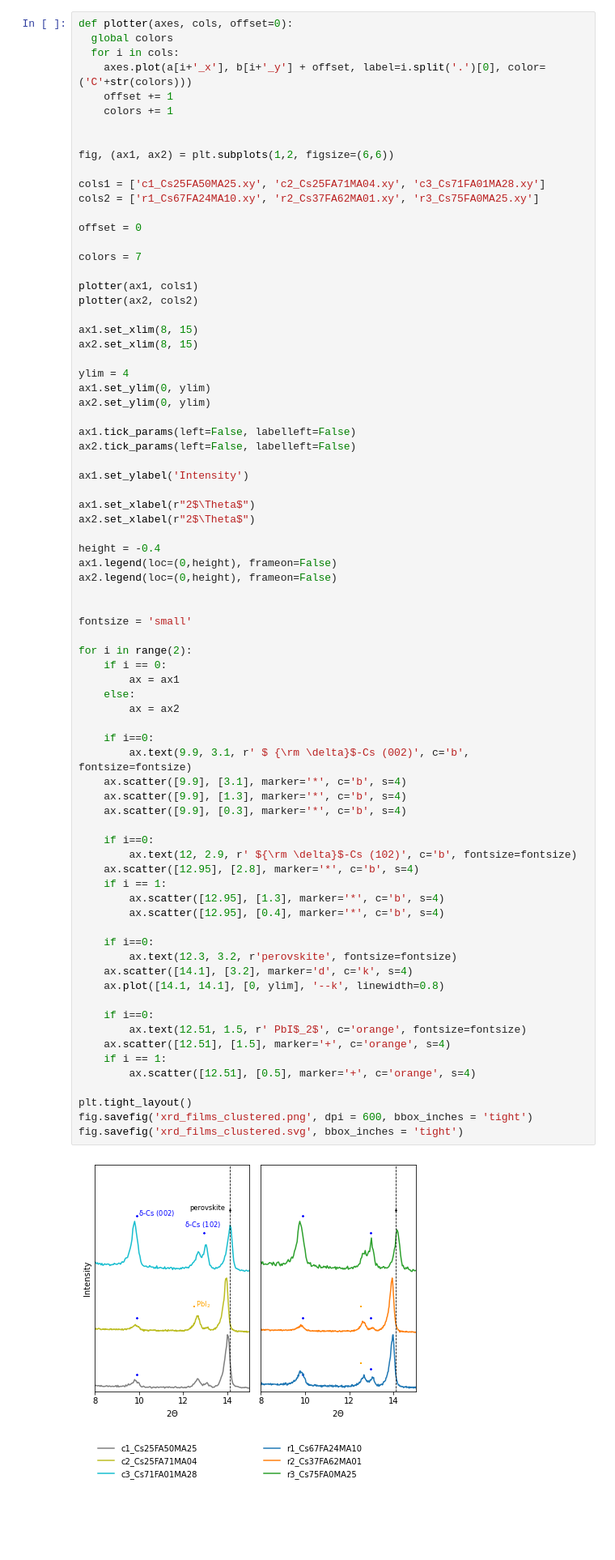
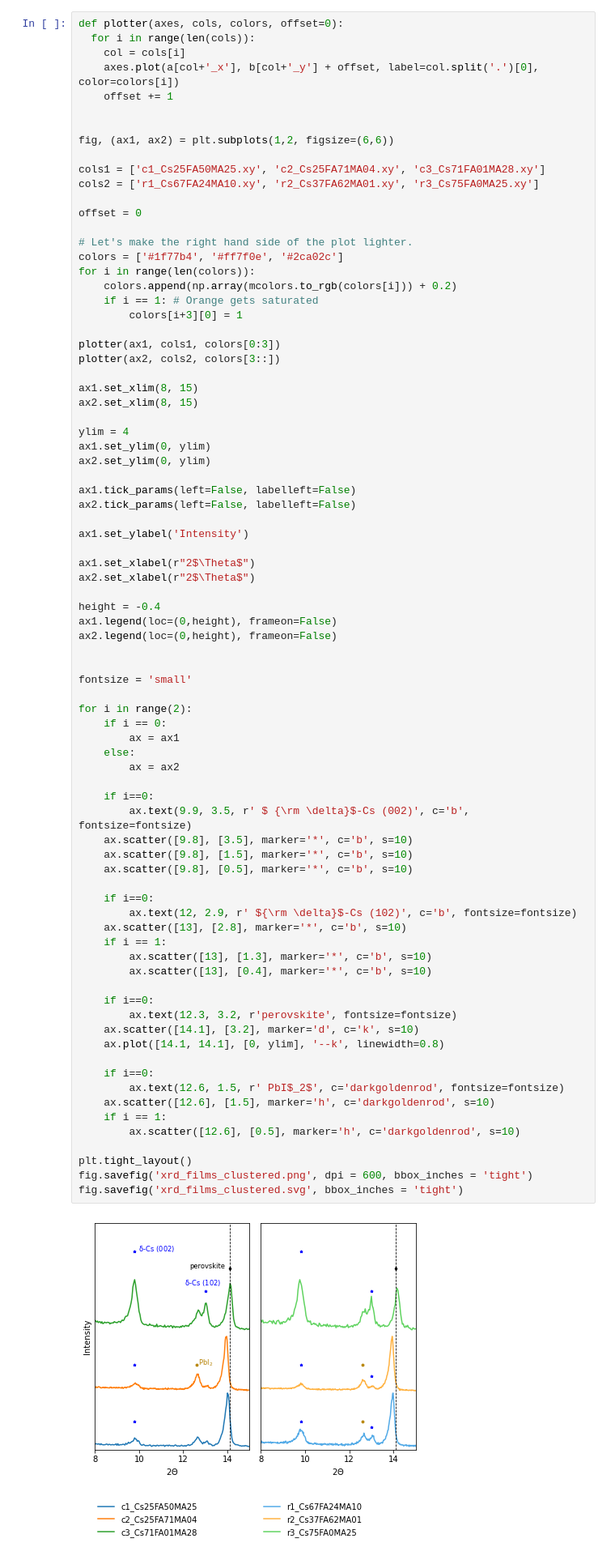
Before and after one commit to PV-Lab/cluster-perovskite-data, a Jupyter notebook: Plotting_of_XRD_Patterns.ipynb, the cells around one changed output. Shown at 81% size. Saved outputs shown, nothing was run; the diff lists cells and outputs as text; blank space fills up the shorter version.

Commit message:
Improved colors for the plot

```diff
--- a/Plotting_of_XRD_Patterns.ipynb
+++ b/Plotting_of_XRD_Patterns.ipynb
@@ -75,12 +76,11 @@ Name: c1_Cs25FA50MA25.xy_y, Length: 1374, dtype: float64
 1373    0.059148
 Name: c3_Cs71FA01MA28.xy_y, Length: 1374, dtype: float64
 # %%
-def plotter(axes, cols, offset=0):
-  global colors
-  for i in cols:
-    axes.plot(a[i+'_x'], b[i+'_y'] + offset, label=i.split('.')[0], color=('C'+str(colors)))
+def plotter(axes, cols, colors, offset=0):
+  for i in range(len(cols)):
+    col = cols[i]
+    axes.plot(a[col+'_x'], b[col+'_y'] + offset, label=col.split('.')[0], color=colors[i])
     offset += 1
-    colors += 1
 
 
 fig, (ax1, ax2) = plt.subplots(1,2, figsize=(6,6))
@@ -90,10 +90,15 @@ cols2 = ['r1_Cs67FA24MA10.xy', 'r2_Cs37FA62MA01.xy', 'r3_Cs75FA0MA25.xy']
 
 offset = 0
 
-colors = 7
+# Let's make the right hand side of the plot lighter.
+colors = ['#1f77b4', '#ff7f0e', '#2ca02c']
+for i in range(len(colors)):
+    colors.append(np.array(mcolors.to_rgb(colors[i])) + 0.2)
+    if i == 1: # Orange gets saturated
+        colors[i+3][0] = 1
 
-plotter(ax1, cols1)
-plotter(ax2, cols2)
+plotter(ax1, cols1, colors[0:3])
+plotter(ax2, cols2, colors[3::])
 
 ax1.set_xlim(8, 15)
 ax2.set_xlim(8, 15)
@@ -113,42 +118,42 @@ ax2.set_xlabel(r"2$\Theta$")
 height = -0.4
 ax1.legend(loc=(0,height), frameon=False)
 ax2.legend(loc=(0,height), frameon=False)
 
 
 fontsize = 'small'
 
 for i in range(2):
     if i == 0:
         ax = ax1
     else:
         ax = ax2
 
     if i==0:
-        ax.text(9.9, 3.1, r' $ {\rm \delta}$-Cs (002)', c='b', fontsize=fontsize)
-    ax.scatter([9.9], [3.1], marker='*', c='b', s=4)
-    ax.scatter([9.9], [1.3], marker='*', c='b', s=4)
-    ax.scatter([9.9], [0.3], marker='*', c='b', s=4)
+        ax.text(9.9, 3.5, r' $ {\rm \delta}$-Cs (002)', c='b', fontsize=fontsize)
+    ax.scatter([9.8], [3.5], marker='*', c='b', s=10)
+    ax.scatter([9.8], [1.5], marker='*', c='b', s=10)
+    ax.scatter([9.8], [0.5], marker='*', c='b', s=10)
 
     if i==0:
         ax.text(12, 2.9, r' ${\rm \delta}$-Cs (102)', c='b', fontsize=fontsize)
-    ax.scatter([12.95], [2.8], marker='*', c='b', s=4)
+    ax.scatter([13], [2.8], marker='*', c='b', s=10)
     if i == 1:
-        ax.scatter([12.95], [1.3], marker='*', c='b', s=4)
-        ax.scatter([12.95], [0.4], marker='*', c='b', s=4)
+        ax.scatter([13], [1.3], marker='*', c='b', s=10)
+        ax.scatter([13], [0.4], marker='*', c='b', s=10)
 
     if i==0:
         ax.text(12.3, 3.2, r'perovskite', fontsize=fontsize)
-    ax.scatter([14.1], [3.2], marker='d', c='k', s=4)
+    ax.scatter([14.1], [3.2], marker='d', c='k', s=10)
     ax.plot([14.1, 14.1], [0, ylim], '--k', linewidth=0.8)
 
     if i==0:
-        ax.text(12.51, 1.5, r' PbI$_2$', c='orange', fontsize=fontsize)
-    ax.scatter([12.51], [1.5], marker='+', c='orange', s=4)
+        ax.text(12.6, 1.5, r' PbI$_2$', c='darkgoldenrod', fontsize=fontsize)
+    ax.scatter([12.6], [1.5], marker='h', c='darkgoldenrod', s=10)
     if i == 1:
-        ax.scatter([12.51], [0.5], marker='+', c='orange', s=4)
+        ax.scatter([12.6], [0.5], marker='h', c='darkgoldenrod', s=10)
 
 plt.tight_layout()
 fig.savefig('xrd_films_clustered.png', dpi = 600, bbox_inches = 'tight')
 fig.savefig('xrd_films_clustered.svg', bbox_inches = 'tight')
 # %% [output]
-[figure, old version]
+[figure, new version]
```
Also changed, not shown: parts of 1 cell of this notebook, 1 other file.
